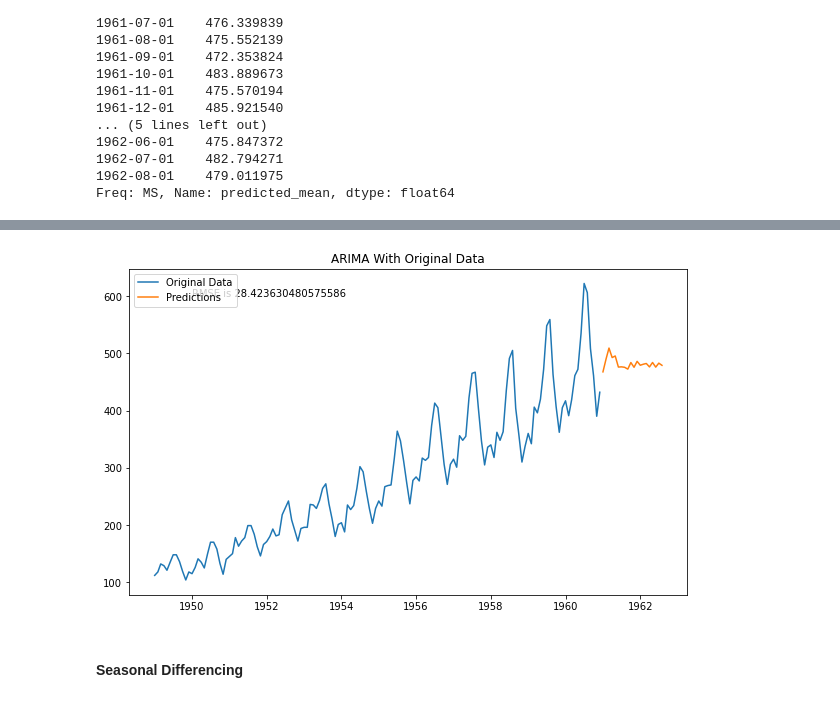
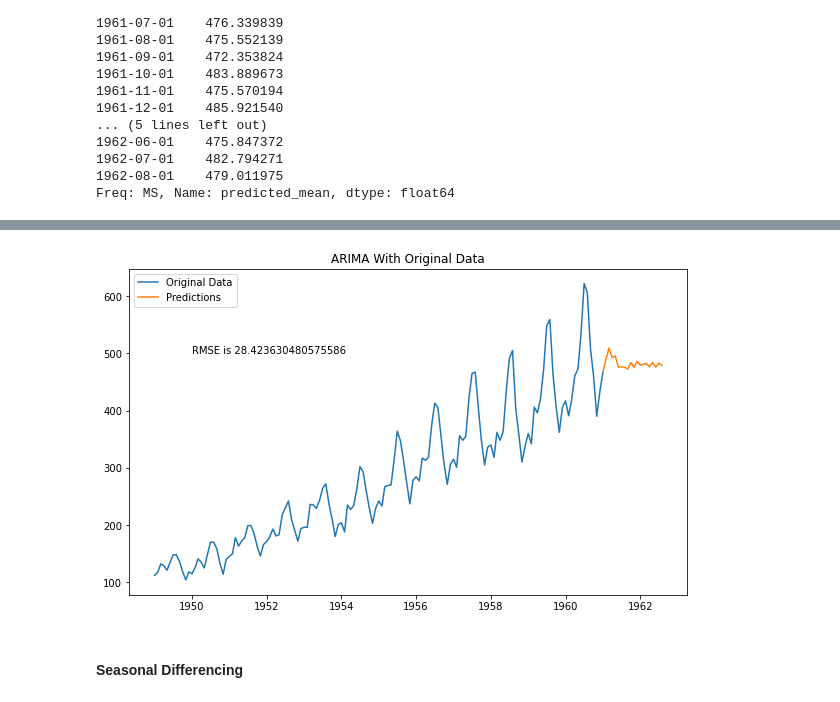
Before and after one commit to dray89/AirlinePassengers, a Jupyter notebook: AirlinePassengers.ipynb, the cells around one changed output, grey strips where cells are left out. Drawn from its saved outputs; the diff is of its cells as text; code cells hidden in the pictures.

```diff
--- a/AirlinePassengers.ipynb
+++ b/AirlinePassengers.ipynb
@@ -910,3 +911,7 @@ preds #Preds from 1961 - 1962
 1962-07-01    482.794271
 1962-08-01    479.011975
 Freq: MS, Name: predicted_mean, dtype: float64
+# %%
+data = pd.Series(indexedDataset['#Passengers'], index = indexedDataset.index)
+predictions = data.add(preds, fill_value = 0)
+predictions
@@ -913,7 +931,7 @@ Freq: MS, Name: predicted_mean, dtype: float64
 # %%
-plt.plot(indexedDataset, label='Original Data')
-plt.plot(preds, label='Predictions')
+plt.plot(predictions[:-19], label='Original Data')
+plt.plot(predictions[-20:], label='Predictions')
 plt.legend()
 plt.title('ARIMA With Original Data')
-plt.annotate(f'RMSE is {rmse}', xy =(datetime.strptime("1950-01-01", "%Y-%m-%d"), 600))
+plt.annotate(f'RMSE is {rmse}', xy =(datetime.strptime("1950-01-01", "%Y-%m-%d"), 500))
 # %% [output]
@@ -921,4 +939,4 @@ Text(1950-01-01 00:00:00, 600, 'RMSE is 28.423630480575586')
-[figure, old version]
+[figure, new version]
 # %% [markdown]
 #### Seasonal Differencing
 # %%
```
Also changed, not shown: parts of 15 cells of this notebook.
